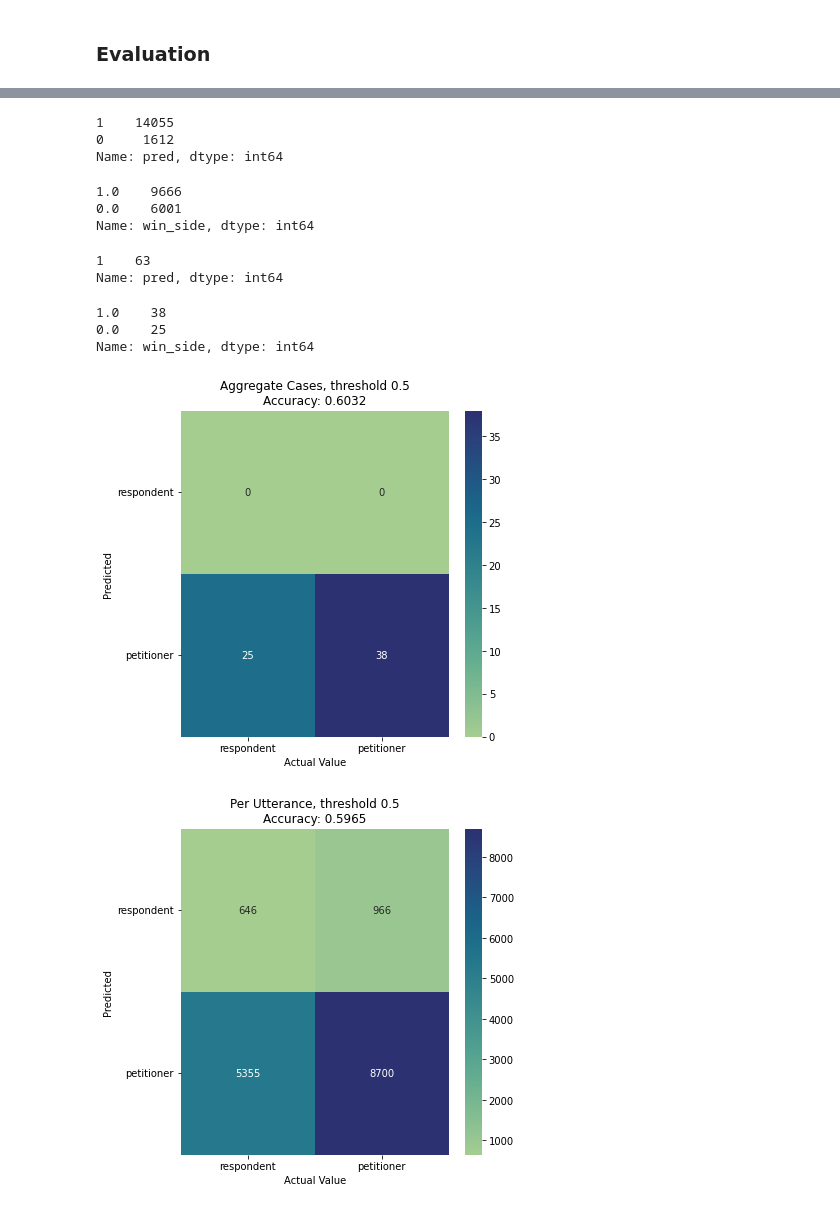
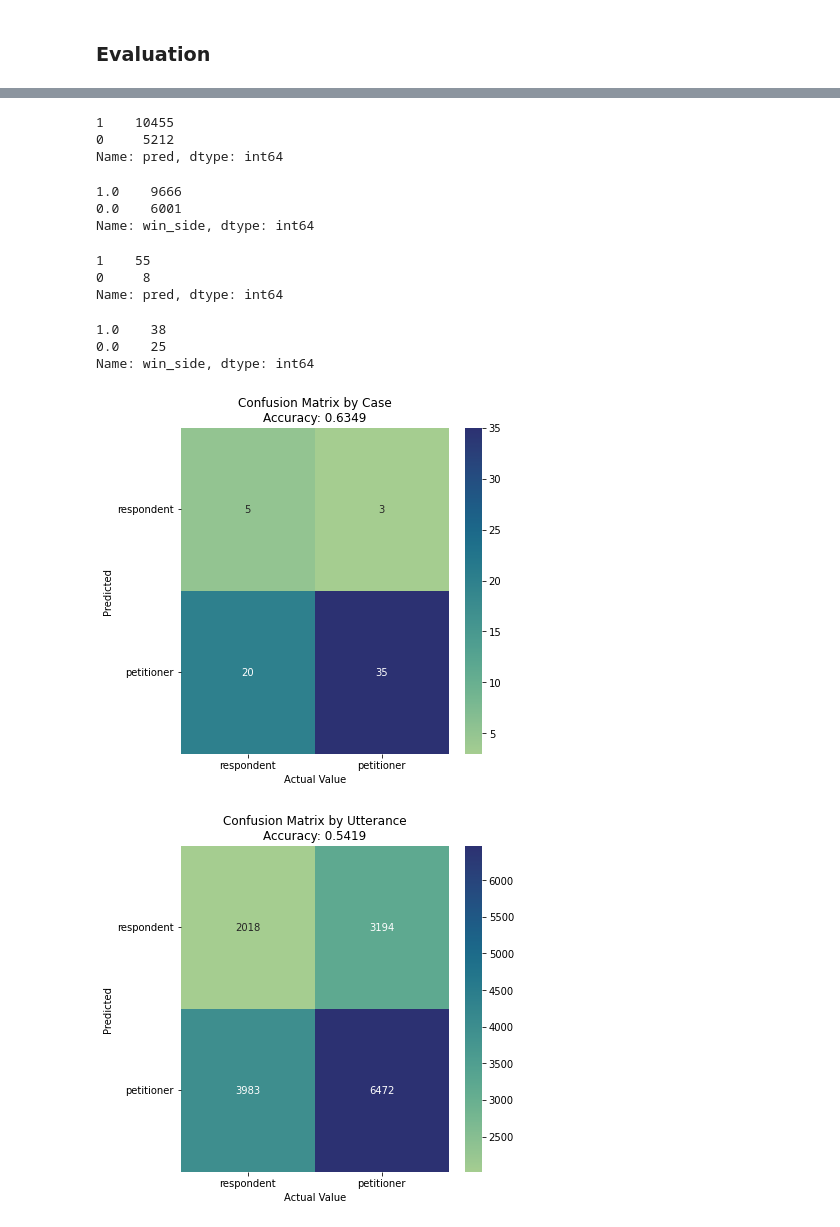
Before and after one commit to wagnerlmichael/supreme_court_nlp, a Jupyter notebook: src/modeling_temp.ipynb, the cells around one changed output, grey strips where cells are left out. Saved outputs shown, nothing was run; the diff lists cells and outputs as text; code cells hidden in the pictures.

Commit message:
threshold selection

```diff
--- a/src/modeling_temp.ipynb
+++ b/src/modeling_temp.ipynb
@@ -78,7 +77,7 @@ BATCH_SIZE = 64
 
 train_df = train_df[['text', 'win_side']] # Remove case ID for training
 train_valid_data = list(train_df.values)
-num_train = int(len(train_valid_data) * 0.95)
+num_train = int(len(train_valid_data) * 0.9)
 num_valid = len(train_valid_data) - num_train
 train_data, valid_data = random_split(
     train_valid_data, [num_train, num_valid])
@@ -129,0 +141,5 @@ After epoch 1 the validation accuracy is 0.724.
+# %%
+# Get validation predictions to select best threshold
+val_labels, val_probs = model_helpers.make_predictions(model, valid_dataloader)
+# Get best threshold from validation data
+threshold = model_helpers.select_threshold(val_labels, val_probs)
@@ -144,14 +163,14 @@ test_results_df.head()
 # Results dataframe per utterance
 per_utterance_df = (test_results_df
                     .assign(pred=lambda x: x['prob']
-                    .apply(lambda y: 1 if y > 0.5 else 0)))
+                    .apply(lambda y: 1 if y > threshold else 0)))
 
 # petitioner 1, respondent 0
 display(per_utterance_df.pred.value_counts())
 per_utterance_df.win_side.value_counts()
 # %% [output]
-1    14055
-0     1612
+1    10455
+0     5212
 Name: pred, dtype: int64
 1.0    9666
 0.0    6001
@@ -162,30 +181,31 @@ per_case_df = (test_results_df
                 .groupby('case_id')
                 .mean()
                 .assign(pred=lambda x: x['prob']
-                .apply(lambda y: 1 if y > 0.5 else 0)))
+                .apply(lambda y: 1 if y > threshold else 0)))
 
 # petitioner 1, respondent 0
 display(per_case_df.pred.value_counts())
 per_case_df.win_side.value_counts()
 # %% [output]
-1    63
+1    55
+0     8
 Name: pred, dtype: int64
 1.0    38
 0.0    25
 Name: win_side, dtype: int64
 # %%
 # Confusion matrix by case
-model_helpers.results_heatmap(per_case_df['pred'],
-                per_case_df['win_side'],
-                'Aggregate Cases, threshold 0.5',
+model_helpers.results_heatmap(per_case_df['win_side'],
+                per_case_df['pred'],
+                'Confusion Matrix by Case',
                 target_names = ['respondent', 'petitioner'])
 # %% [output]
-[figure, old version]
+[figure, new version]
 # %%
 # Confusion matrix by utterance
-model_helpers.results_heatmap(per_utterance_df['pred'],
-                per_utterance_df['win_side'],
-                'Per Utterance, threshold 0.5',
+model_helpers.results_heatmap(per_utterance_df['win_side'],
+                per_utterance_df['pred'],
+                'Confusion Matrix by Utterance',
                 target_names = ['respondent', 'petitioner'])
 # %% [output]
-[figure, old version]
+[figure, new version]
```
Also changed, not shown: parts of 6 cells of this notebook, 1 other file.
